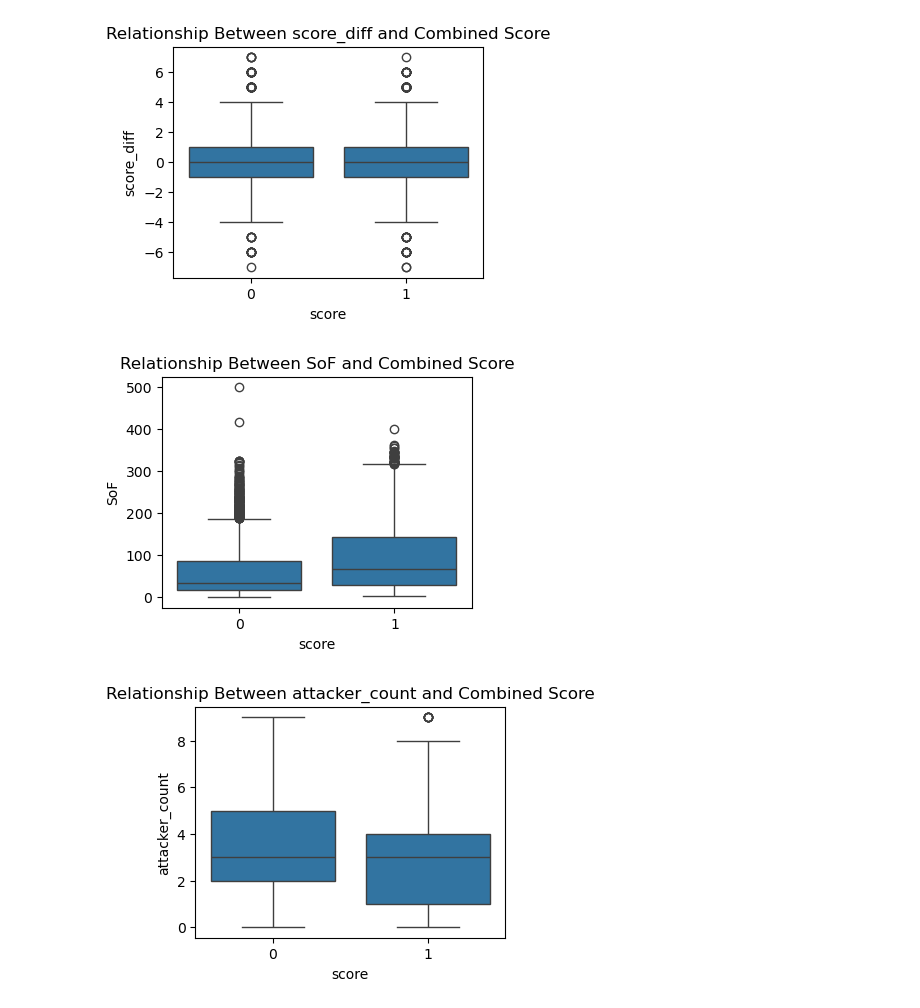
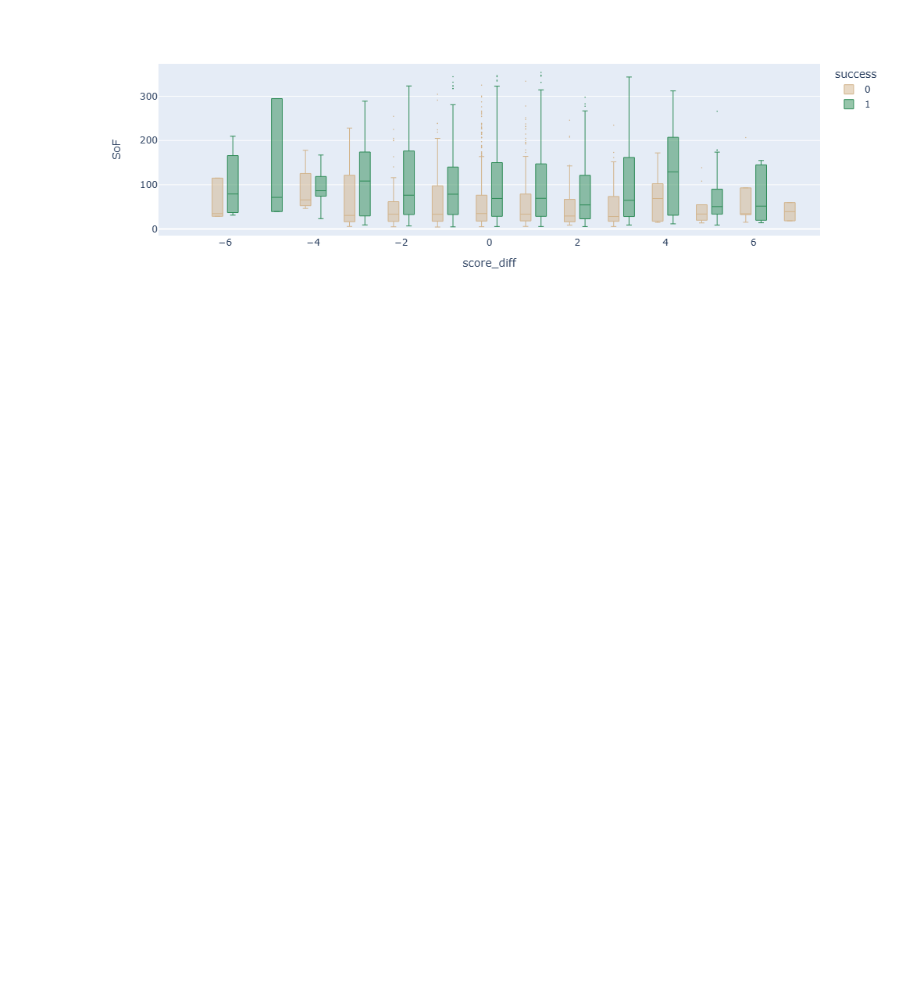
Before and after one commit to lorihe/ASI, a Jupyter notebook: model_3.ipynb, the cells around one changed output. Cells and saved outputs as stored; diff of their text form; code cells hidden in the pictures; blank space fills up the shorter version.

```diff
--- a/model_3.ipynb
+++ b/model_3.ipynb
@@ -70,5 +128,5 @@ model_1_data = model_1_data[model_1_data['SoF']<350]
 # %%
 sampled_df = (
     model_1_data.groupby('sk_match_id', group_keys=False)
-      .apply(lambda group: group.sample(frac=0.2, random_state=42))
+      .apply(lambda group: group.sample(frac=0.6, random_state=42))
 )
@@ -82,8 +133,10 @@ Name: count, dtype: int64
+# %%
+model_df = model_1_data.loc[model_1_data.index.difference(sampled_df.index)]
 # %%
-features = ["score_diff", "SoF", "attacker_count", "defender_count"]
-target = "score"
+features = ["score_diff", "SoF", "attacker_count", "defender_count", "team", 'min_distance']
+target = "success"
 # %%
-model_df = model_1_data[features+[target]]
+model_df = model_df[features+[target]]
 # %%
 model_df.isna().sum()
 # %% [output]
@@ -108,12 +163,19 @@ plt.show()
 # %%
-for feature in features:
-    plt.figure(figsize=(4,3))
-    sns.boxplot(x=model_df[target], y=model_df[feature])
-    plt.title(f"Relationship Between {feature} and Combined Score")
-    plt.xlabel(target)
-    plt.ylabel(feature)
-    plt.show()
+fig = px.box(
+    model_df,
+    x="score_diff",
+    y="SoF",
+    color="success",
+    color_discrete_map={1: "seagreen", 0: "tan"}  # Map specific colors
+)
+
+# Update the quartile method and style
+fig.update_traces(
+    quartilemethod="exclusive", marker=dict(size=1.5),
+    line_width=1  # Remove edge lines
+)
+
+# Show the plot
+fig.show()
 # %% [output]
-[figure, old version]
+[figure, new version]
-[figure, removed]
-[figure, removed]
```
Also changed, not shown: parts of 27 cells of this notebook, 9 other files.
